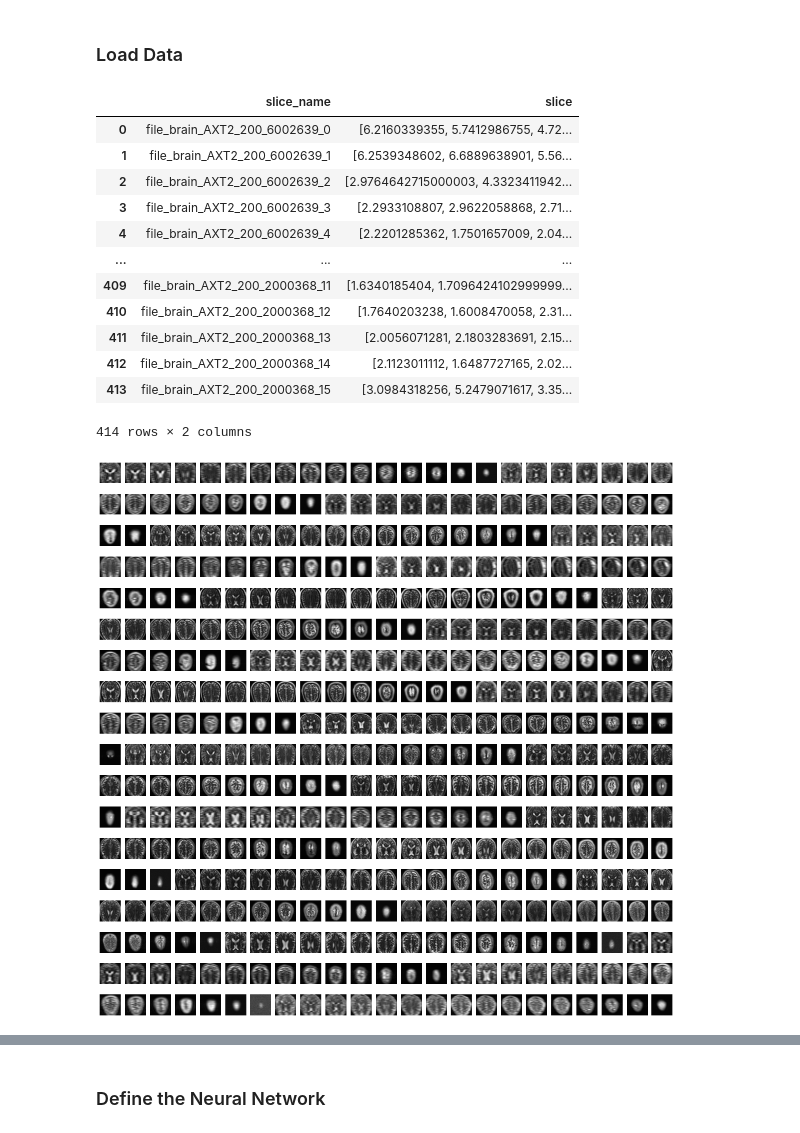
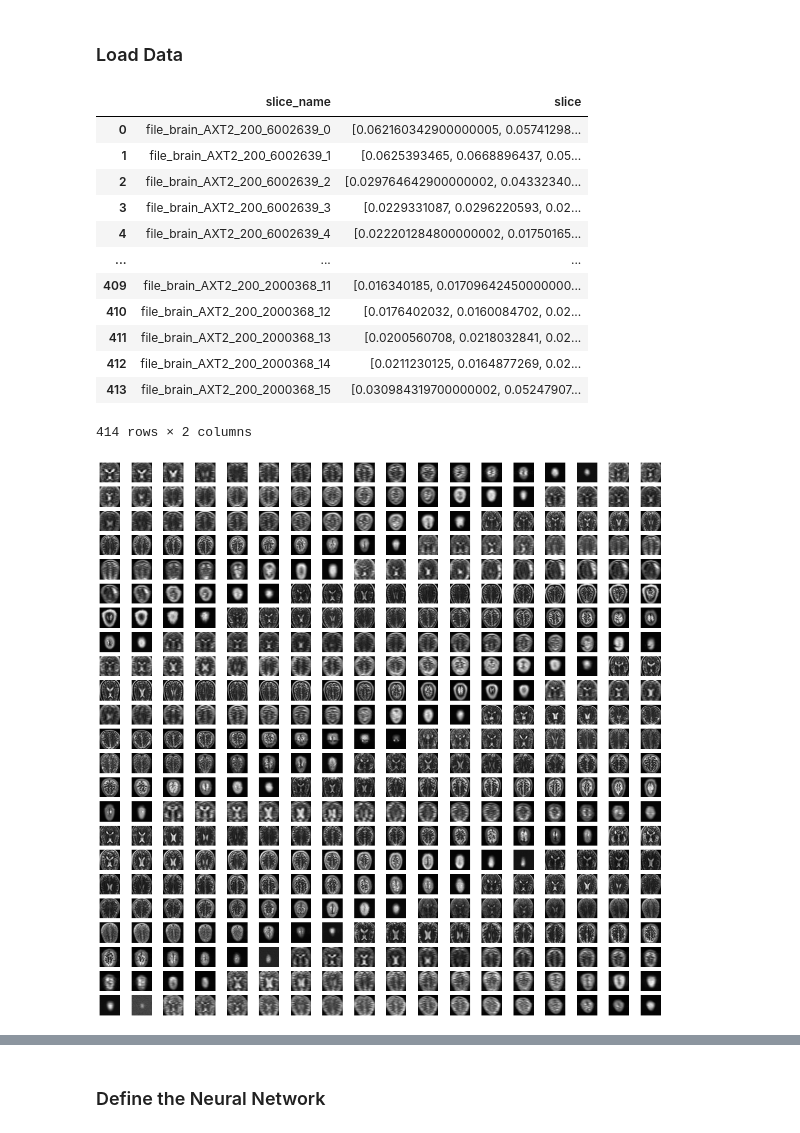
Before and after one commit to athornton1618/MRI_Compression, a Jupyter notebook: scripts/sparse_auto_encoder_cnn_colab.ipynb, the cells around one changed output, grey strips where cells are left out. Drawn from its saved outputs; the diff is of its cells as text; code cells hidden in the pictures.

```diff
--- a/scripts/sparse_auto_encoder_cnn_colab.ipynb
+++ b/scripts/sparse_auto_encoder_cnn_colab.ipynb
@@ -170,9 +170,11 @@ device = torch.device('cuda')
 # upload train_set.json and test_set.json under /data/ in colab 'Files' tab
 # these can be generated with scripts/prepare_training_data.py in the repo
 
-train_df = pd.read_json('/data/train_set_image.json')
-test_df = pd.read_json('/data/test_set_image.json')
-display(train_df)
+train_img_df = pd.read_json('/data/train_set_image.json')
+test_img_df = pd.read_json('/data/test_set_image.json')
+train_wt_df = pd.read_json('/data/train_set_wavelet.json')
+test_wt_df = pd.read_json('/data/test_set_wavelet.json')
+display(train_img_df)
 
 class Data(Dataset):
     def __init__(self, x, y):
@@ -187,34 +189,36 @@ class Data(Dataset):
         return self.x[index], self.y[index]
 
 # Send all but first brain to training, reserve first brain for test
-train_slices = train_df['slice']
-data = Data(train_slices,train_slices)
+train_img_slices = train_img_df['slice']
+data_img = Data(train_img_slices,train_img_slices)
+train_wt_slices = train_wt_df['slice']
+data_wt = Data(train_wt_slices,train_wt_slices)
 # %% [output]
 |  | slice_name | slice |
-| 0 | file_brain_AXT2_200_6002639_0 | [6.2160339355, 5.7412986755, 4.72... |
-| 1 | file_brain_AXT2_200_6002639_1 | [6.2539348602, 6.6889638901, 5.56... |
-| 2 | file_brain_AXT2_200_6002639_2 | [2.9764642715000003, 4.3323411942... |
-| 3 | file_brain_AXT2_200_6002639_3 | [2.2933108807, 2.9622058868, 2.71... |
-| 4 | file_brain_AXT2_200_6002639_4 | [2.2201285362, 1.7501657009, 2.04... |
+| 0 | file_brain_AXT2_200_6002639_0 | [0.062160342900000005, 0.05741298... |
+| 1 | file_brain_AXT2_200_6002639_1 | [0.0625393465, 0.0668896437, 0.05... |
+| 2 | file_brain_AXT2_200_6002639_2 | [0.029764642900000002, 0.04332340... |
+| 3 | file_brain_AXT2_200_6002639_3 | [0.0229331087, 0.0296220593, 0.02... |
+| 4 | file_brain_AXT2_200_6002639_4 | [0.022201284800000002, 0.01750165... |
 | ... | ... | ... |
-| 409 | file_brain_AXT2_200_2000368_11 | [1.6340185404, 1.7096424102999999... |
-| 410 | file_brain_AXT2_200_2000368_12 | [1.7640203238, 1.6008470058, 2.31... |
-| 411 | file_brain_AXT2_200_2000368_13 | [2.0056071281, 2.1803283691, 2.15... |
-| 412 | file_brain_AXT2_200_2000368_14 | [2.1123011112, 1.6487727165, 2.02... |
-| 413 | file_brain_AXT2_200_2000368_15 | [3.0984318256, 5.2479071617, 3.35... |
+| 409 | file_brain_AXT2_200_2000368_11 | [0.016340185, 0.01709642450000000... |
+| 410 | file_brain_AXT2_200_2000368_12 | [0.0176402032, 0.0160084702, 0.02... |
+| 411 | file_brain_AXT2_200_2000368_13 | [0.0200560708, 0.0218032841, 0.02... |
+| 412 | file_brain_AXT2_200_2000368_14 | [0.0211230125, 0.0164877269, 0.02... |
+| 413 | file_brain_AXT2_200_2000368_15 | [0.030984319700000002, 0.05247907... |
 414 rows × 2 columns
 # %%
 # Visualize the training data
-fig, axs = plt.subplots(18, 23)
+fig, axs = plt.subplots(23, 18)
 fig.set_size_inches(20, 20)
 
 slice_idx=0
 for ax in axs.ravel():
-    slice = data[slice_idx]
+    slice = data_img[slice_idx]
     X = slice[0].cpu().numpy().reshape(256,256)
     ax.imshow(np.abs(X), cmap='gray')
     ax.set_axis_off()
     slice_idx+=1
 # %% [output]
-[figure, old version]
+[figure, new version]
 # %%
```
Also changed, not shown: parts of 6 cells of this notebook.
